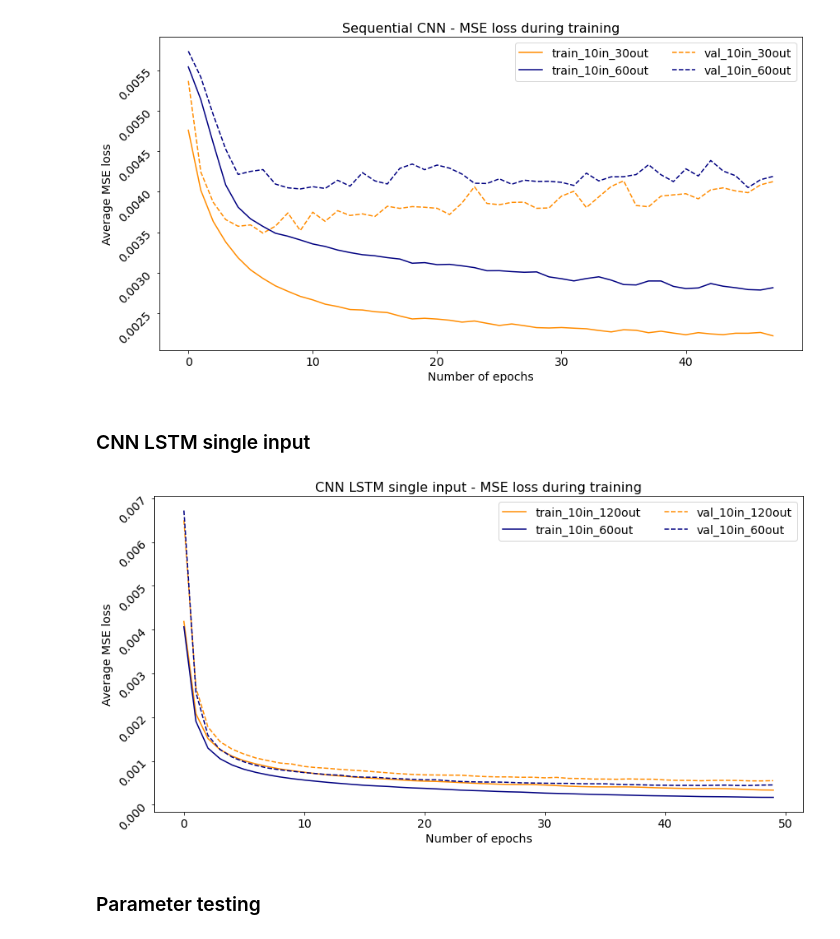
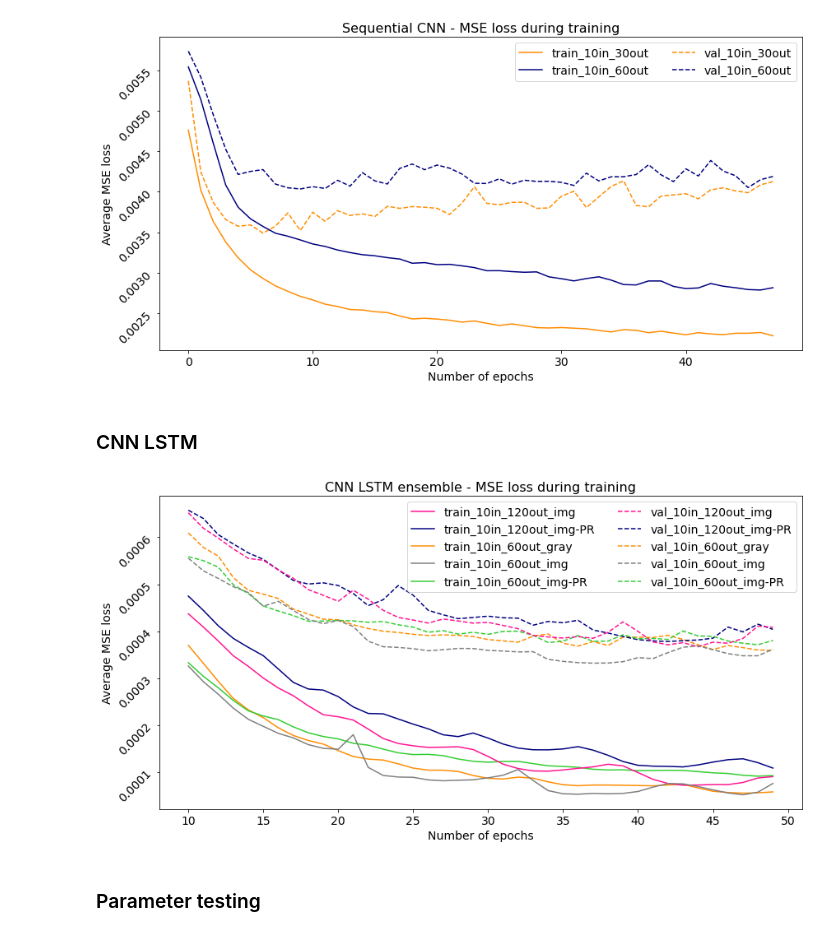
Before and after one commit to lancedw/3D-state-prediction-for-surface-vessels-using-IMU-data-and-images, a Jupyter notebook: code/notebooks/training_result_plots.ipynb, the cells around one changed output. Cells and saved outputs as stored; diff of their text form; code cells hidden in the pictures.

Commit message:
training graph cnn lstm hybrids

```diff
--- a/code/notebooks/training_result_plots.ipynb
+++ b/code/notebooks/training_result_plots.ipynb
@@ -225,55 +225,58 @@ plt.show()
 # %% [output]
 [figure]
 # %% [markdown]
-### CNN LSTM single input
+### CNN LSTM
 # %%
 c = 0
 font = 14
 models = []
 files = []
 results = {}
 dir = "training_results"
 colors = ["darkorange", "navy", "limegreen", "deeppink",  "grey"]
+cnn = ["CNN_img-to-PR", "CNN_img-PR-to-PR", "CNN_gray_img-to-PR"]
 colors.extend(list("rgbcmyk"))
 plt.figure(figsize=(14, 7))
 
 # build dictionary with same structure as training results folders:
 # modelname -> [train loss 1, val loss1, train loss 2, ...]
 for model in os.listdir(dir):
     results[model] = []
     for file in os.listdir(dir+"/"+model):
         results[model].append(file)
 
 # sort files in reverse alphabetical order to group them by model parameters
 # [train 1, train 2, val 1, val 2] becomes [train 1, val 1, train 2, val 2]
 for model, filenames in results.items():
-    if(model.split("_")[1] != "img-to-PR"):
-        continue
-    results[model] = sorted(filenames, key=lambda x: x[::-1])
-    for file in results[model]:
-        type, _, in_f, out_f, _ = file.split("_")
-        with open(f'{dir}/{model}/{file}', "rb") as f:
-            array = pickle.load(f)
-            if(file[0] == "t"):
-                label = f"{type}_{in_f}_{out_f}"
-                plt.plot(array, label=label, color=colors[c])
-                c += 1
-            else:
-                label = f"{type}_{in_f}_{out_f}"
-                plt.plot(array, label=label, color=colors[c], linestyle='dashed')
+    if(model in cnn):
+        results[model] = sorted(filenames, key=lambda x: x[::-1])
+        for file in results[model]:
+            name = model.split("_")[1]
+            if(name[0] != "g"):
+                name = name[:-6]
+            type, _, in_f, out_f, _ = file.split("_")
+            with open(f'{dir}/{model}/{file}', "rb") as f:
+                array = pickle.load(f)
+                if(file[0] == "t"):
+                    label = f"{type}_{in_f}_{out_f}_{name}"
+                    plt.plot(range(10,50), array[10:], label=label, color=colors[c])
+                    c += 1
+                else:
+                    label = f"{type}_{in_f}_{out_f}_{name}"
+                    plt.plot(range(10,50), array[10:], label=label, color=colors[c], linestyle='dashed')
 
 plt.ylabel("Average MSE loss", fontsize=font)
 plt.xlabel("Number of epochs", fontsize=font)
 plt.yticks(fontsize=font, rotation=45)
 plt.xticks(fontsize=font)
-plt.title("CNN LSTM single input - MSE loss during training", fontsize=font+2)
+plt.title("CNN LSTM ensemble - MSE loss during training", fontsize=font+2)
 handles, labels = plt.gca().get_legend_handles_labels()
 labels, handles = zip(*sorted(zip(labels, handles), key=lambda t: t[0]))
 plt.legend(handles, labels, ncol=2, fontsize=font)
-plt.savefig('../results/training_results/cnn', bbox_inches='tight')
+plt.savefig('../results/training_results/cnn_single', bbox_inches='tight')
 plt.show()
 # %% [output]
-[figure, old version]
+[figure, new version]
 # %% [markdown]
 ### Parameter testing
 # %%
```
Also changed, not shown: 3 other files.
